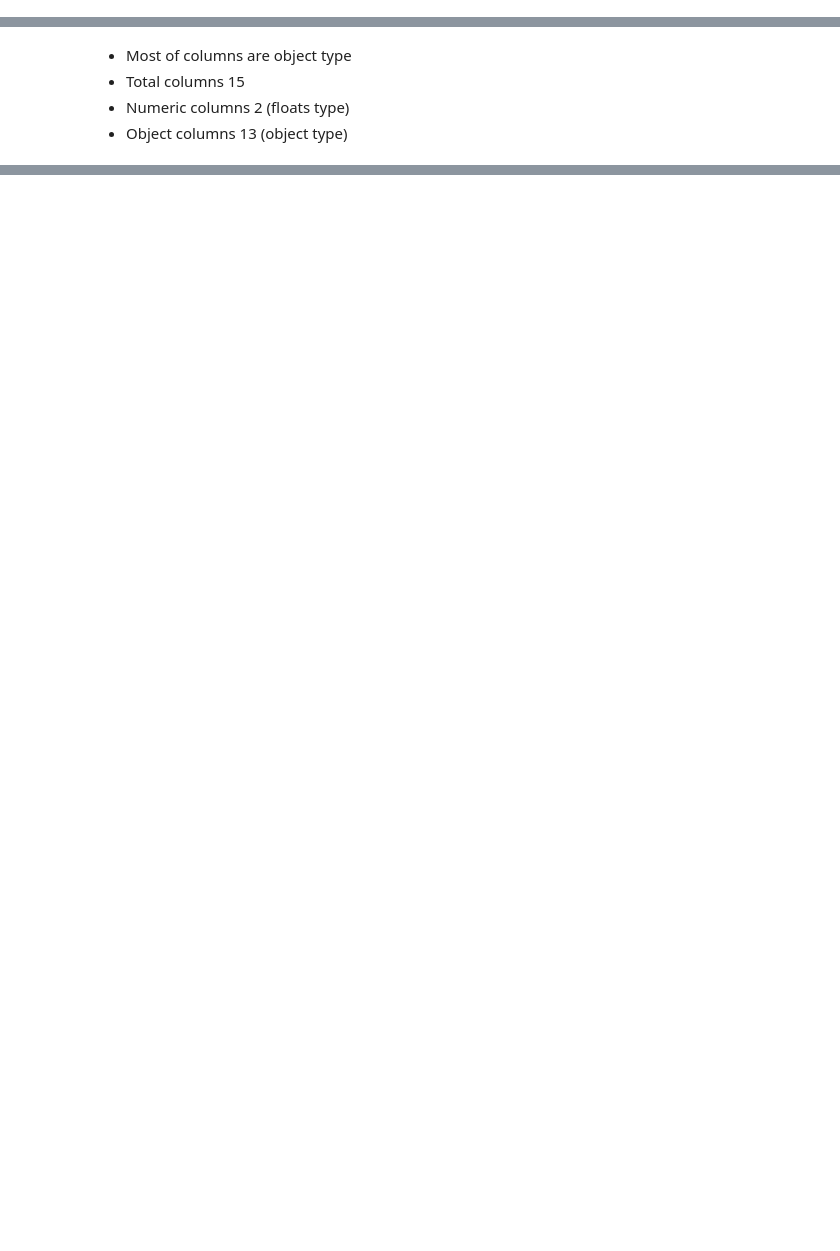
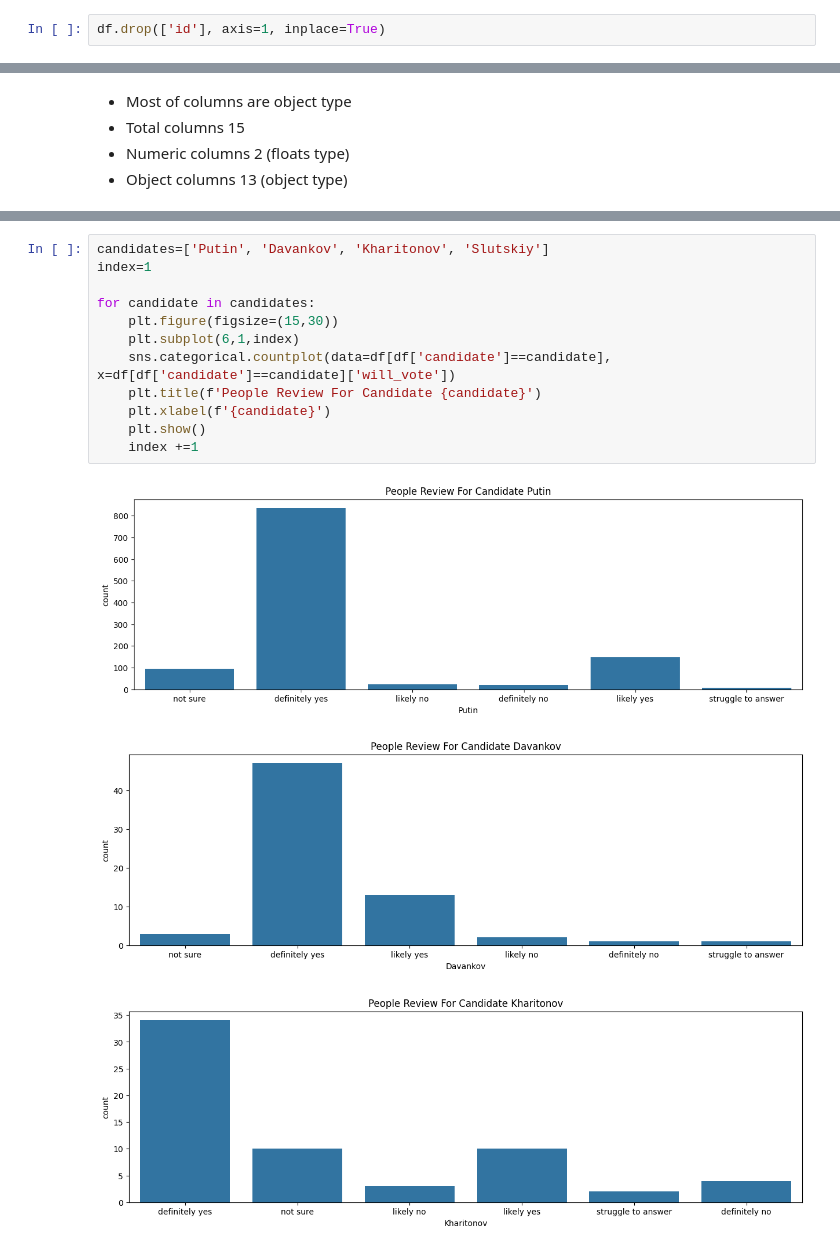
Before and after one commit to AjayKumar095/Python_Milestone_Practice_Questions, a Jupyter notebook: Machine_learning/EDA/EDA_On_ElectionPoll2024_DataSet.ipynb, the cells around one changed output, grey strips where cells are left out. Cells and saved outputs as stored; diff of their text form; blank space fills up the shorter version.

```diff
--- a/Machine_learning/EDA/EDA_On_ElectionPoll2024_DataSet.ipynb
+++ b/Machine_learning/EDA/EDA_On_ElectionPoll2024_DataSet.ipynb
@@ -17,6 +19,8 @@ df.head()
 | 2 | 0716889b304ce79c | male | 20.0 | volga | city with population of less than... | named correct date | definitely yes | Putin | ... |
 | 3 | 07168e28b5cce563 | male | 22.0 | northwestern | city with population of 1 million... | not sure or no answer | not sure | Davankov | ... |
 | 4 | 0716a563914ce549 | male | 21.0 | southern | city with population of 1 million... | named correct date | definitely yes | Putin | ... |
+# %%
+df.drop(['id'], axis=1, inplace=True)
 # %%
 df.info()
 # %% [output]
@@ -44,0 +91,16 @@ memory usage: 200.1+ KB
+# %%
+candidates=['Putin', 'Davankov', 'Kharitonov', 'Slutskiy']
+index=1
+
+for candidate in candidates:
+    plt.figure(figsize=(15,30))
+    plt.subplot(6,1,index)
+    sns.categorical.countplot(data=df[df['candidate']==candidate], x=df[df['candidate']==candidate]['will_vote'])
+    plt.title(f'People Review For Candidate {candidate}')
+    plt.xlabel(f'{candidate}')
+    plt.show()
+    index +=1
+# %% [output]
+[figure, added]
+[figure, added]
+[figure, added]
```
Also changed, not shown: parts of 7 cells of this notebook.
